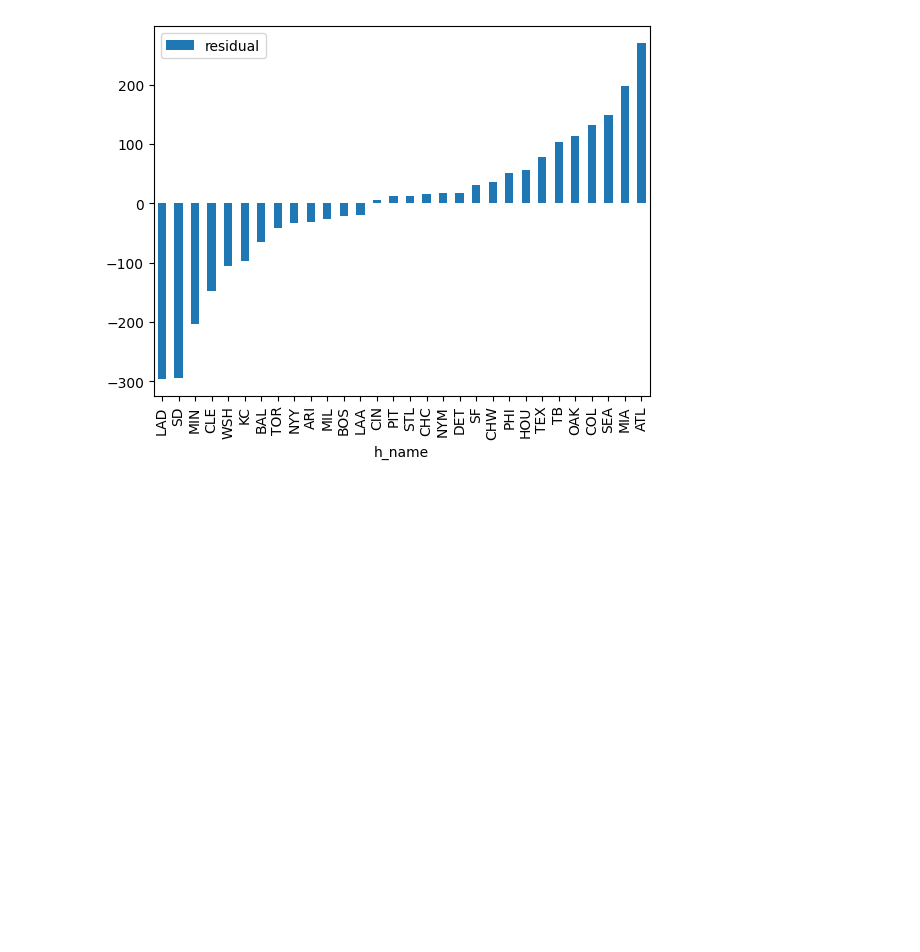
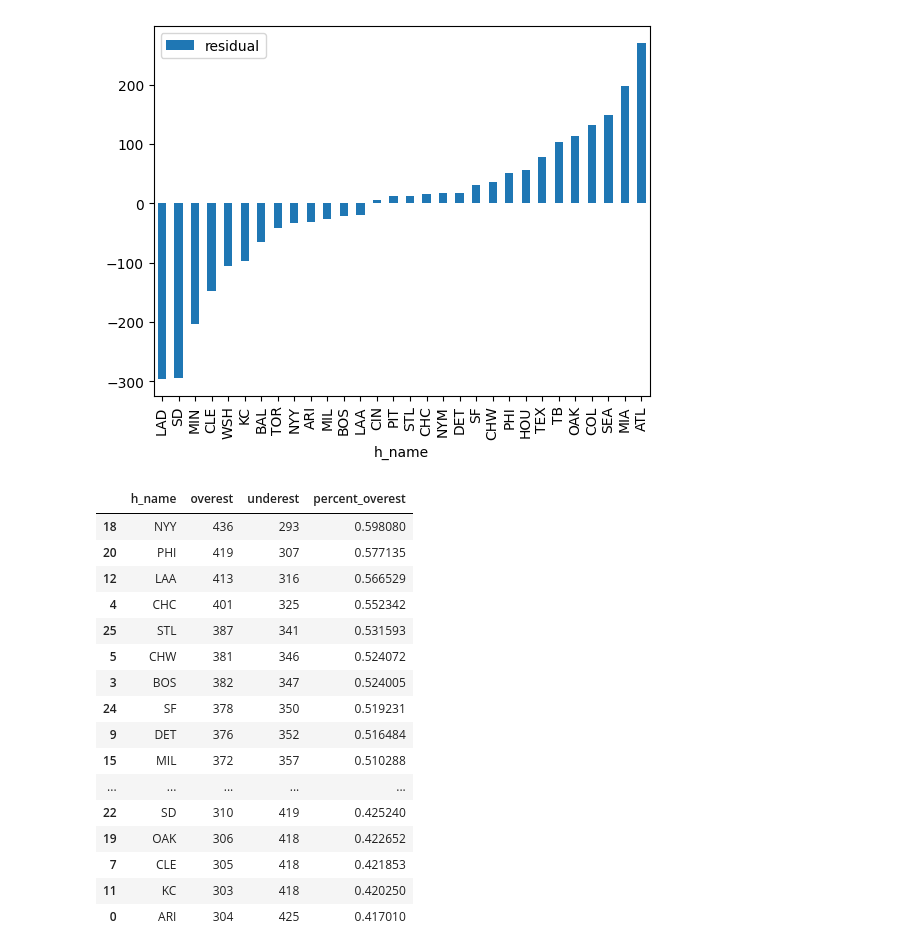
Before and after one commit to tmarchok1/DS440_project, a Jupyter notebook: error_analysis_travis.ipynb, the cells around one changed output. Saved outputs shown, nothing was run; the diff lists cells and outputs as text; code cells hidden in the pictures; blank space fills up the shorter version.

Commit message:
Updated error analysis

```diff
--- a/error_analysis_travis.ipynb
+++ b/error_analysis_travis.ipynb
@@ -55,3 +55,32 @@ resids.plot(kind='bar', y='residual')
 # %% [output]
 <Axes: xlabel='h_name'>
 [figure]
+# %%
+# Compute residuals
+residuals = errordata.groupby('h_name').apply(lambda group: pd.Series({
+        'overest': (group['residual'] > 0).sum(),
+        'underest': (group['residual'] < 0).sum()
+    })
+).reset_index()
+residuals['percent_overest'] = residuals['overest'] / (residuals['underest'] +residuals['overest'])
+residuals = residuals.sort_values(by='percent_overest', ascending=False)
+
+residuals
+# %% [output]
+|  | h_name | overest | underest | percent_overest |
+| 18 | NYY | 436 | 293 | 0.598080 |
+| 20 | PHI | 419 | 307 | 0.577135 |
+| 12 | LAA | 413 | 316 | 0.566529 |
+| 4 | CHC | 401 | 325 | 0.552342 |
+| 25 | STL | 387 | 341 | 0.531593 |
+| 5 | CHW | 381 | 346 | 0.524072 |
+| 3 | BOS | 382 | 347 | 0.524005 |
+| 24 | SF | 378 | 350 | 0.519231 |
+| 9 | DET | 376 | 352 | 0.516484 |
+| 15 | MIL | 372 | 357 | 0.510288 |
+| ... | ... | ... | ... | ... |
+| 22 | SD | 310 | 419 | 0.425240 |
+| 19 | OAK | 306 | 418 | 0.422652 |
+| 7 | CLE | 305 | 418 | 0.421853 |
+| 11 | KC | 303 | 418 | 0.420250 |
+| 0 | ARI | 304 | 425 | 0.417010 |
```
Also changed, not shown: 2 other files.
